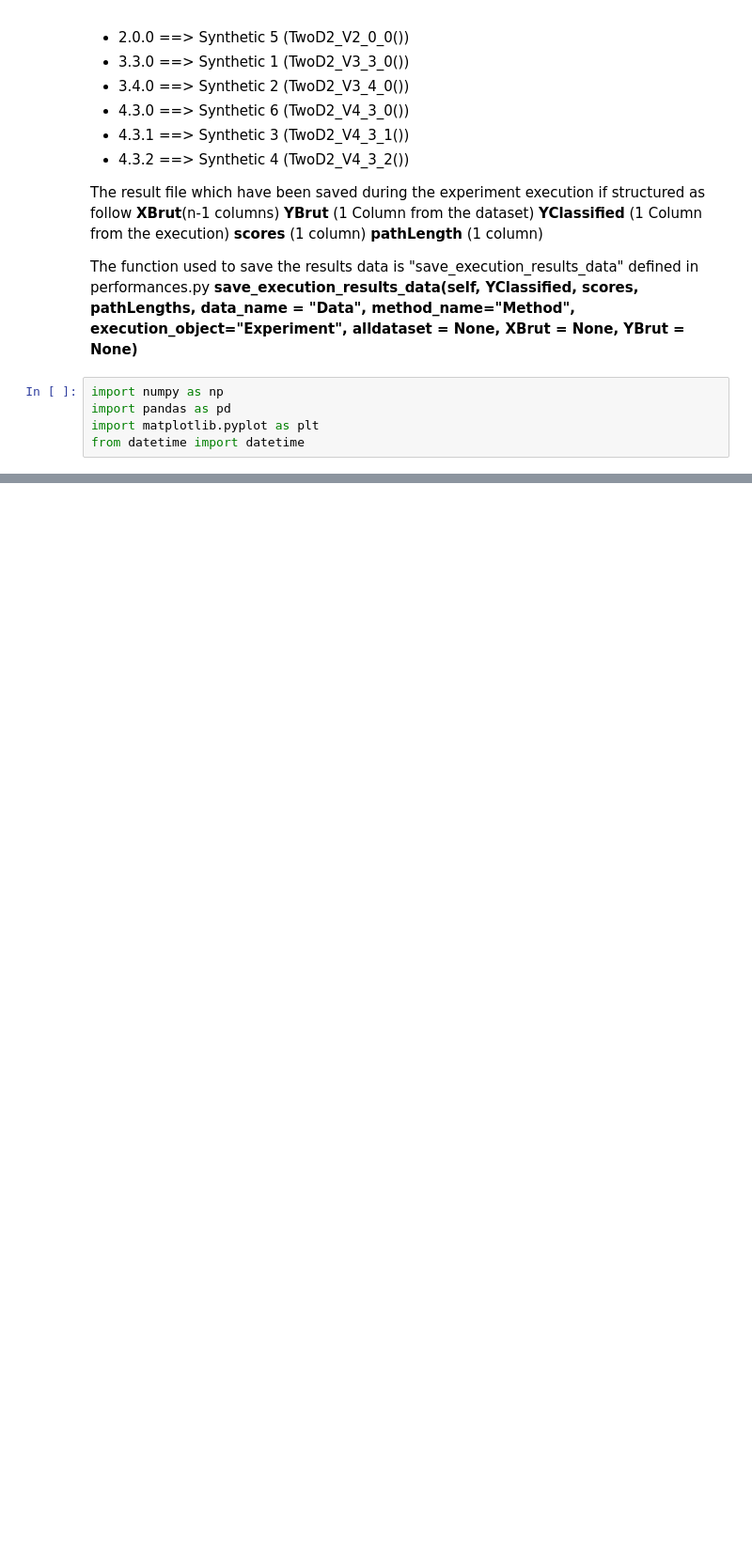
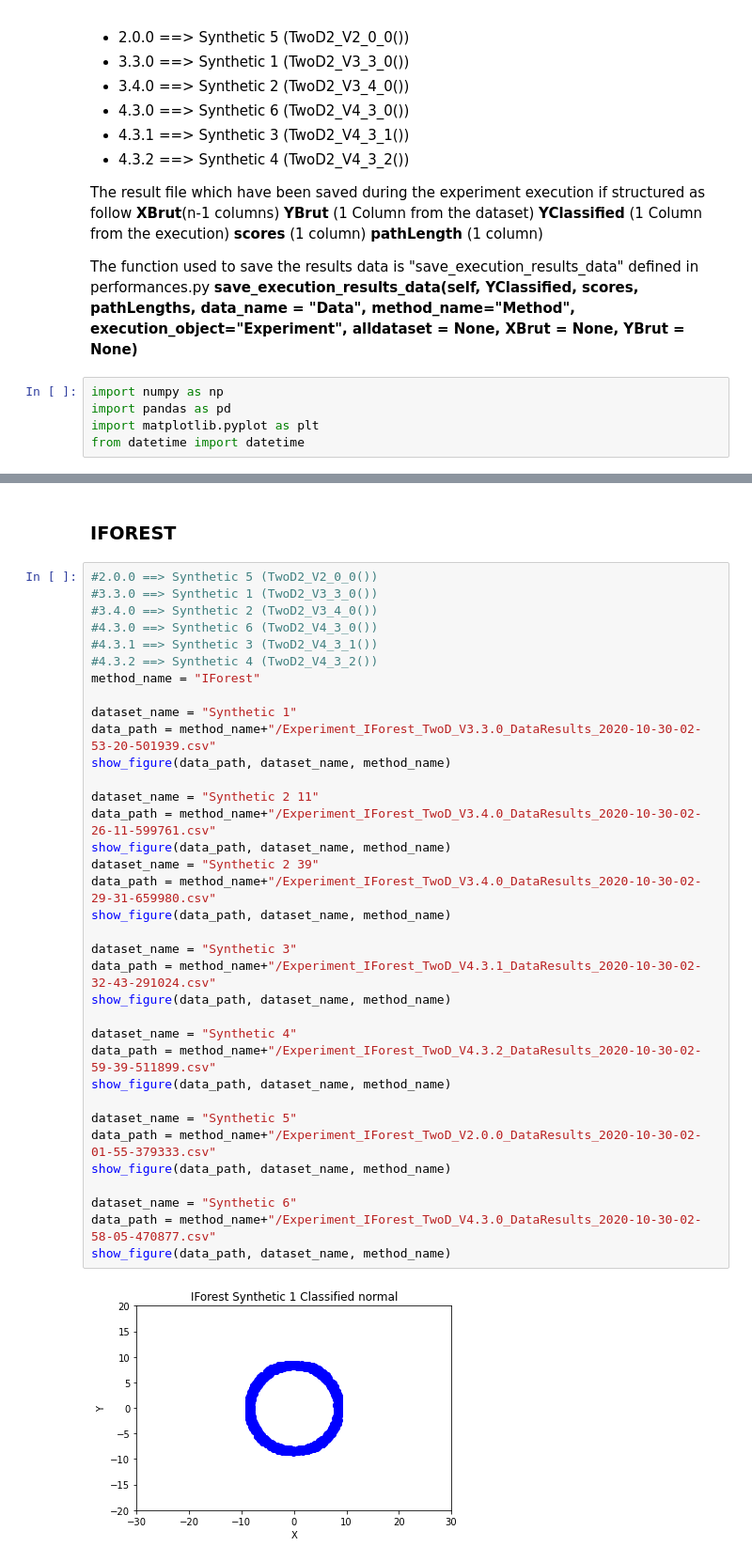
Before and after one commit to Elmecio/IForestStudyAndMVIForest, a Jupyter notebook: od_methods/IsoFo/IForest_Analysis/dimension_influence_IForestImplementation/execution_result_description/NewsDatasets_28082020/Figures/2020-10-30_Copie_Important/images_generator.ipynb, the cells around one changed output, grey strips where cells are left out. Shown at 94% size. Cells and saved outputs as stored; diff of their text form; blank space fills up the shorter version.

```diff
--- a/od_methods/IsoFo/IForest_Analysis/dimension_influence_IForestImplementation/execution_result_description/NewsDatasets_28082020/Figures/2020-10-30_Copie_Important/images_generator.ipynb
+++ b/od_methods/IsoFo/IForest_Analysis/dimension_influence_IForestImplementation/execution_result_description/NewsDatasets_28082020/Figures/2020-10-30_Copie_Important/images_generator.ipynb
@@ -109,0 +141,39 @@ show_figure(full_dataset, dataset_name)
+# %% [markdown]
+### IFOREST
+# %%
+#2.0.0 ==> Synthetic 5 (TwoD2_V2_0_0())
+#3.3.0 ==> Synthetic 1 (TwoD2_V3_3_0())
+#3.4.0 ==> Synthetic 2 (TwoD2_V3_4_0())
+#4.3.0 ==> Synthetic 6 (TwoD2_V4_3_0())
+#4.3.1 ==> Synthetic 3 (TwoD2_V4_3_1())
+#4.3.2 ==> Synthetic 4 (TwoD2_V4_3_2())
+method_name = "IForest"
+
+dataset_name = "Synthetic 1"
+data_path = method_name+"/Experiment_IForest_TwoD_V3.3.0_DataResults_2020-10-30-02-53-20-501939.csv"
+show_figure(data_path, dataset_name, method_name)
+
+dataset_name = "Synthetic 2 11"
+data_path = method_name+"/Experiment_IForest_TwoD_V3.4.0_DataResults_2020-10-30-02-26-11-599761.csv"
+show_figure(data_path, dataset_name, method_name)
+dataset_name = "Synthetic 2 39"
+data_path = method_name+"/Experiment_IForest_TwoD_V3.4.0_DataResults_2020-10-30-02-29-31-659980.csv"
+show_figure(data_path, dataset_name, method_name)
+
+dataset_name = "Synthetic 3"
+data_path = method_name+"/Experiment_IForest_TwoD_V4.3.1_DataResults_2020-10-30-02-32-43-291024.csv"
+show_figure(data_path, dataset_name, method_name)
+
+dataset_name = "Synthetic 4"
+data_path = method_name+"/Experiment_IForest_TwoD_V4.3.2_DataResults_2020-10-30-02-59-39-511899.csv"
+show_figure(data_path, dataset_name, method_name)
+
+dataset_name = "Synthetic 5"
+data_path = method_name+"/Experiment_IForest_TwoD_V2.0.0_DataResults_2020-10-30-02-01-55-379333.csv"
+show_figure(data_path, dataset_name, method_name)
+
+dataset_name = "Synthetic 6"
+data_path = method_name+"/Experiment_IForest_TwoD_V4.3.0_DataResults_2020-10-30-02-58-05-470877.csv"
+show_figure(data_path, dataset_name, method_name)
+# %% [output]
+[figure, added]
```
Also changed, not shown: parts of 13 cells of this notebook, 47 other files.
